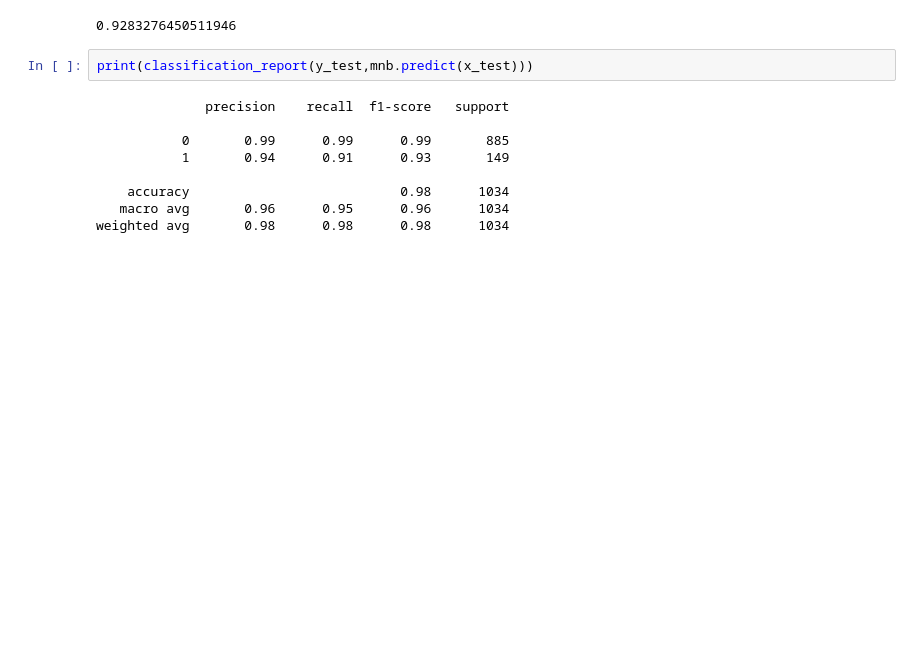
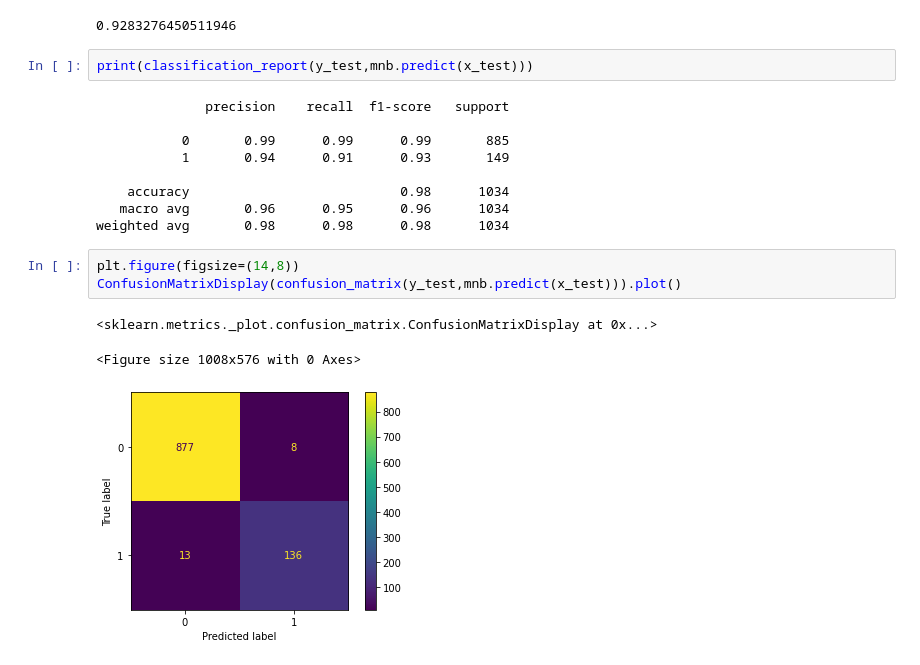
Before and after one commit to ajayn3300/SMS_Spam_Detector---NLP, a Jupyter notebook: SMS_Spam_Detector_(NLP).ipynb, the cells around one changed output. Saved outputs shown, nothing was run; the diff lists cells and outputs as text; blank space fills up the shorter version.

```diff
--- a/SMS_Spam_Detector_(NLP).ipynb
+++ b/SMS_Spam_Detector_(NLP).ipynb
@@ -381,3 +381,10 @@ print(classification_report(y_test,mnb.predict(x_test)))
     accuracy                           0.98      1034
    macro avg       0.96      0.95      0.96      1034
 weighted avg       0.98      0.98      0.98      1034
+# %%
+plt.figure(figsize=(14,8))
+ConfusionMatrixDisplay(confusion_matrix(y_test,mnb.predict(x_test))).plot()
+# %% [output]
+<sklearn.metrics._plot.confusion_matrix.ConfusionMatrixDisplay at 0x...>
+<Figure size 1008x576 with 0 Axes>
+[figure, added]
```
Also changed, not shown: parts of 9 cells of this notebook.
